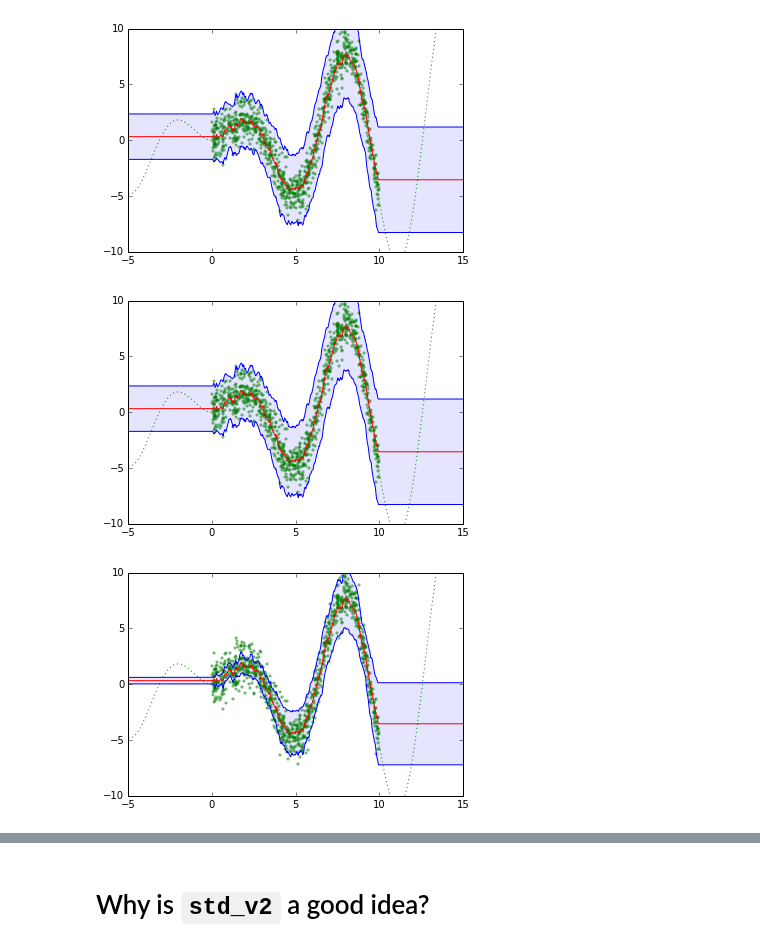
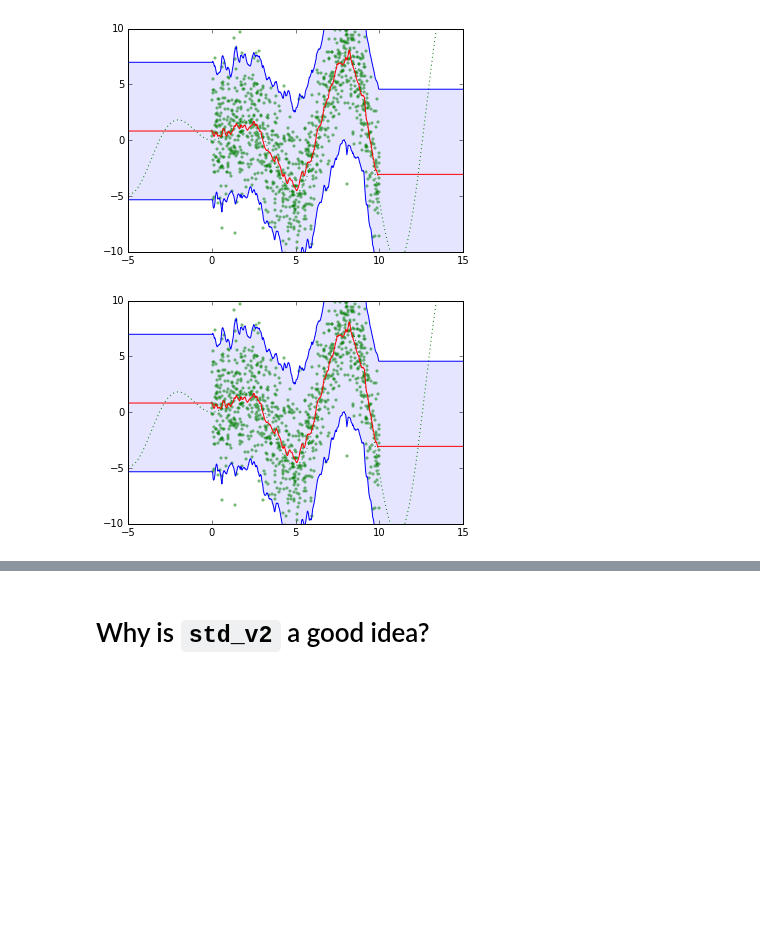
Before and after one commit to glouppe/notebooks, a Jupyter notebook: Variance from tree-based models.ipynb, the cells around one changed output, grey strips where cells are left out. Drawn from its saved outputs; the diff is of its cells as text; code cells hidden in the pictures; blank space fills up the shorter version.

```diff
--- a/Variance from tree-based models.ipynb
+++ b/Variance from tree-based models.ipynb
@@ -11,7 +11,7 @@ X = np.atleast_2d(np.random.uniform(0, 10.0, size=1000)).T
 X = X.astype(np.float32)
 
 y = f(X).ravel()
-y += np.random.randn(len(y))
+y += 3. * np.random.randn(len(y))
 y = y.astype(np.float32)
 
 xx = np.atleast_2d(np.linspace(-5, 15, 1000)).T
@@ -163,21 +183,16 @@ plot(y_pred, y_pred+1.96*std, y_pred-1.96*std)
 # %%
 from sklearn.ensemble import ExtraTreesRegressor
 
-r = ExtraTreesRegressor(n_estimators=500, min_samples_leaf=5)
+r = ExtraTreesRegressor(n_estimators=500, min_samples_leaf=5, bootstrap=True, random_state=1)
 r.fit(X, y)
 
 y_pred = r.predict(xx)
 std = std_v1(r, X, y, xx)
 plot(y_pred, y_pred+1.96*std, y_pred-1.96*std)
 
 y_pred = r.predict(xx)
 std = std_v2(r, X, y, xx)
 plot(y_pred, y_pred+1.96*std, y_pred-1.96*std)
-
-y_pred = r.predict(xx)
-std = std_v3(r, xx)
-plot(y_pred, y_pred+1.96*std, y_pred-1.96*std)
 # %% [output]
-[figure, old version]
+[figure, new version]
-[figure, old version]
+[figure, new version]
-[figure, removed]
```
Also changed, not shown: parts of 8 cells of this notebook.
